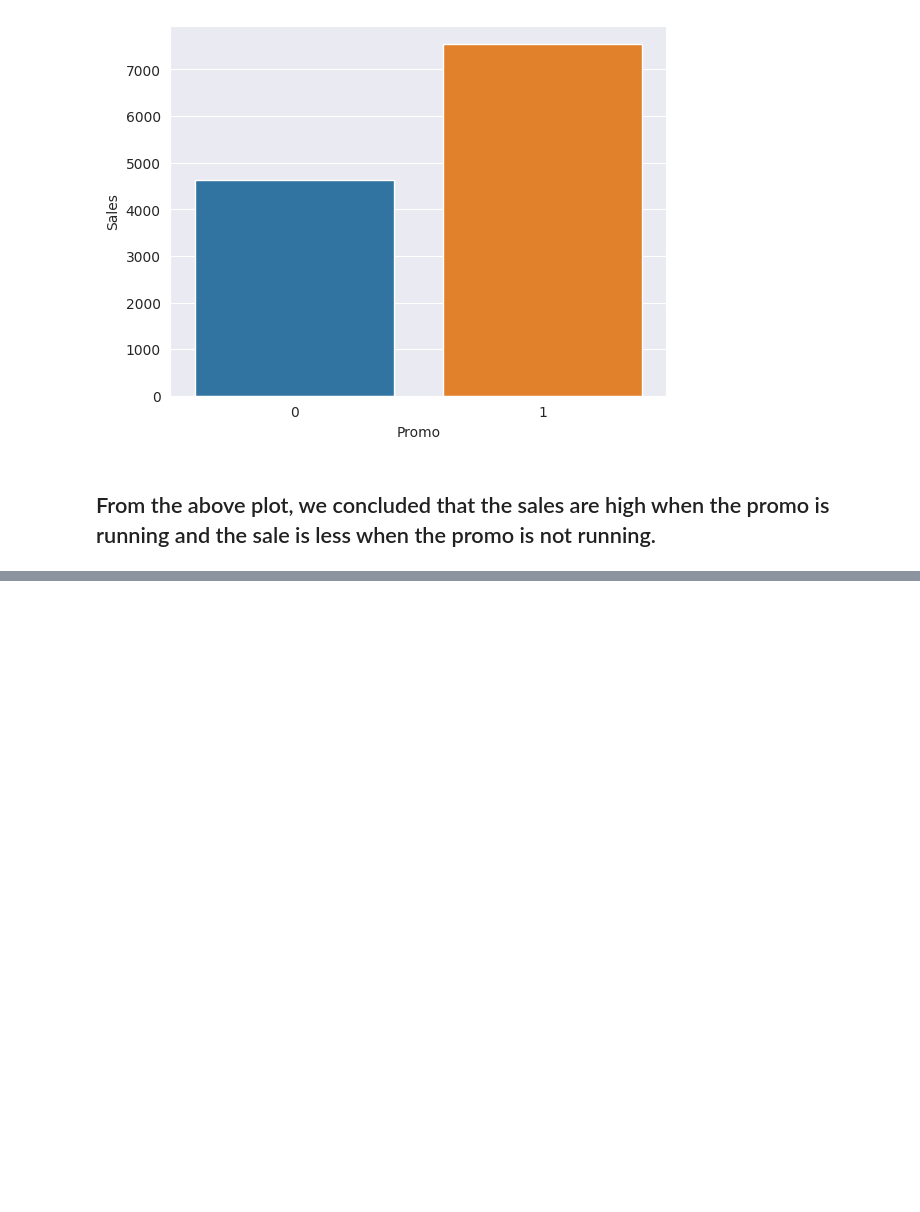
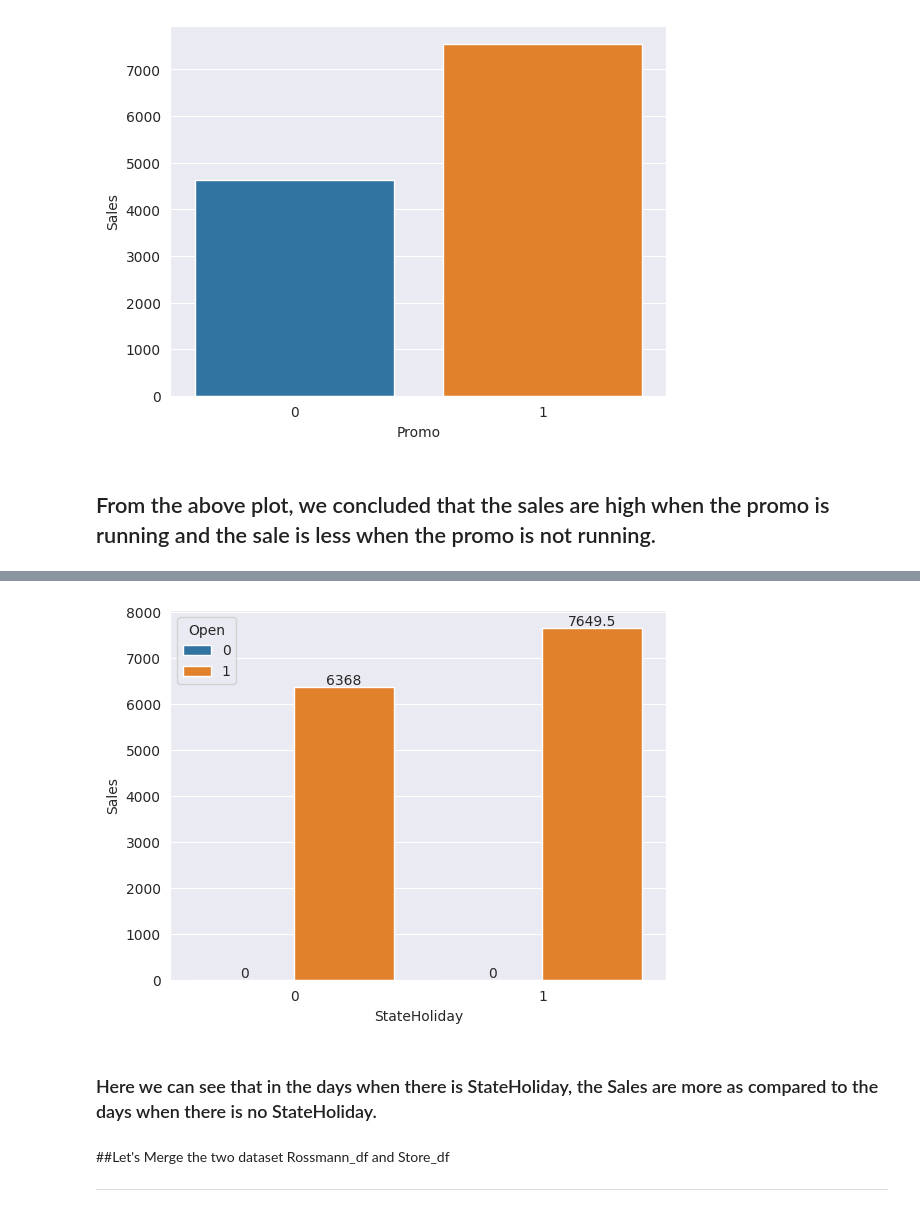
Before and after one commit to RPSahoo219/Regression_Analysis_on_Retail_Sales_Prediction, a Jupyter notebook: Retail_Sales_Prediction.ipynb, the cells around one changed output, grey strips where cells are left out. Drawn from its saved outputs; the diff is of its cells as text; code cells hidden in the pictures; blank space fills up the shorter version.

```diff
--- a/Retail_Sales_Prediction.ipynb
+++ b/Retail_Sales_Prediction.ipynb
@@ -521,0 +569,13 @@ sns.barplot(x=sales_wrt_promo.Promo, y=sales_wrt_promo.Sales)
+# %%
+#  Creating a function to change the dat type of the StateHoliday Column to integer type.
+def change_dtype(arg):
+  if arg==0:
+    arg=0
+  elif arg=="0":
+    arg=0
+  else:
+    arg=1
+  return arg
+# %%
+#  applying the above function to change the datatype.
+Rossmann_df['StateHoliday']=Rossmann_df['StateHoliday'].apply(lambda x : change_dtype(x))
@@ -521,0 +589,4 @@ sns.barplot(x=sales_wrt_promo.Promo, y=sales_wrt_promo.Sales)
+# %%
+# To check the Relation between StateHoliday and Sales , Let's group by the data by StateHoliday.
+stateholiday_vs_sales = Rossmann_df.groupby(['StateHoliday','Open'])['Sales'].median().reset_index()
+stateholiday_vs_sales
@@ -521,0 +599,12 @@ sns.barplot(x=sales_wrt_promo.Promo, y=sales_wrt_promo.Sales)
+# %%
+ax=sns.barplot(x='StateHoliday',y='Sales', hue='Open',data=stateholiday_vs_sales)
+for i in ax.containers:
+  ax.bar_label(i)
+# %% [output]
+[figure, added]
+# %% [markdown]
+### Here we can see that in the days when there is StateHoliday, the Sales are more as compared to the days when there is no StateHoliday.
+# %% [markdown]
+##Let's Merge the two dataset Rossmann_df and Store_df
+
+---
```
Also changed, not shown: parts of 19 cells of this notebook.
